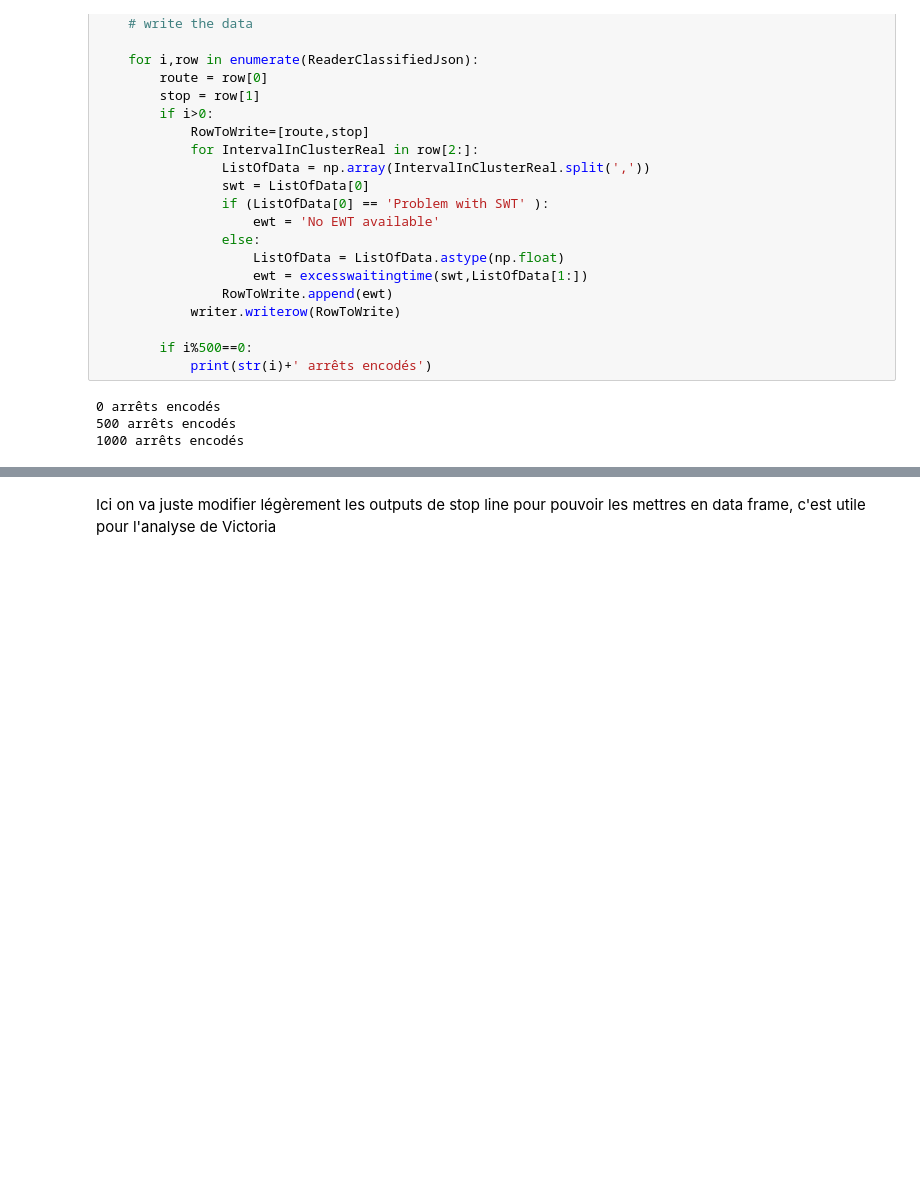
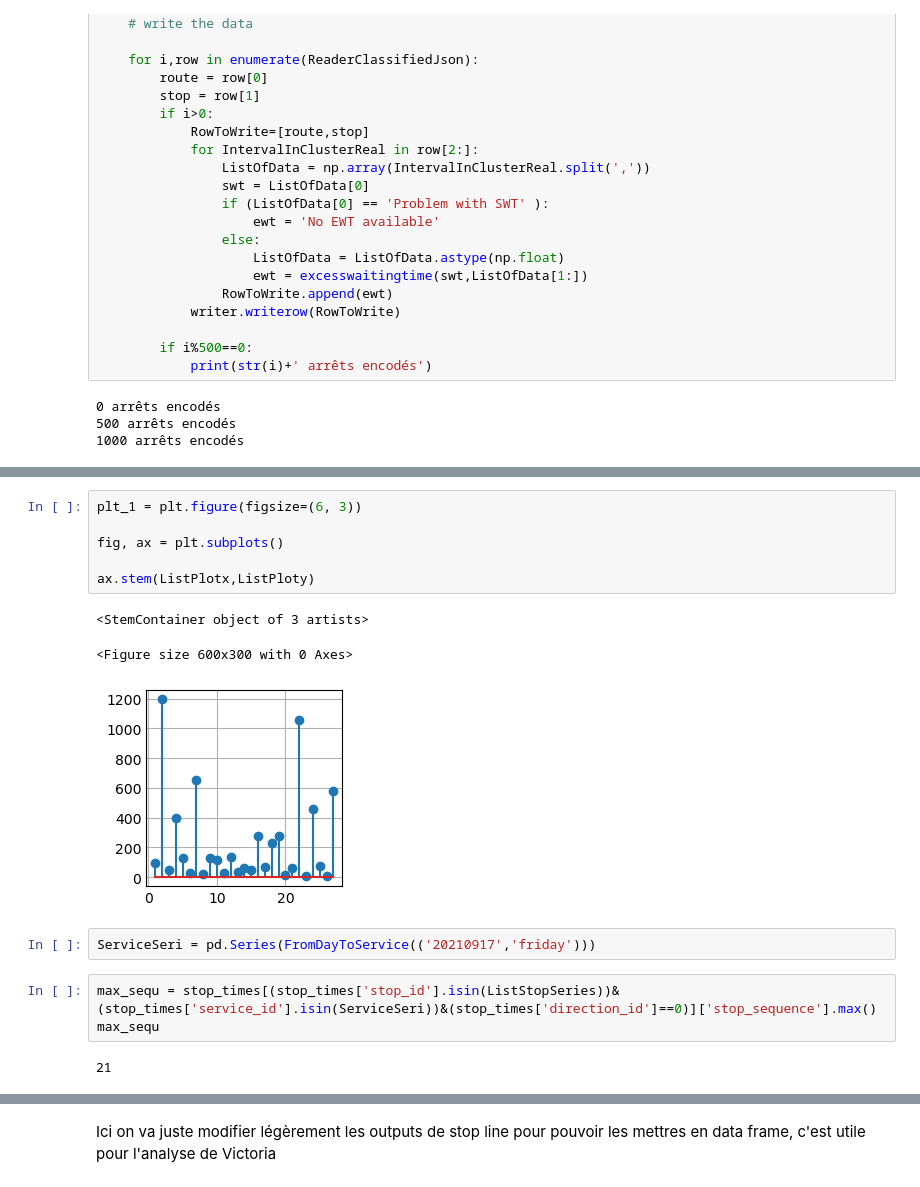
Before and after one commit to Hosx/Project-Stib-Data-Mining, a Jupyter notebook: ComputationEWT.ipynb, the cells around one changed output, grey strips where cells are left out. Cells and saved outputs as stored; diff of their text form; blank space fills up the shorter version.

```diff
--- a/ComputationEWT.ipynb
+++ b/ComputationEWT.ipynb
@@ -1040,0 +1495,17 @@ EWTWednesday[EWTWednesday['route_id']==40]
+# %%
+plt_1 = plt.figure(figsize=(6, 3))
+
+fig, ax = plt.subplots()
+
+ax.stem(ListPlotx,ListPloty)
+# %% [output]
+<StemContainer object of 3 artists>
+<Figure size 600x300 with 0 Axes>
+[figure, added]
+# %%
+ServiceSeri = pd.Series(FromDayToService(('20210917','friday')))
+# %%
+max_sequ = stop_times[(stop_times['stop_id'].isin(ListStopSeries))&(stop_times['service_id'].isin(ServiceSeri))&(stop_times['direction_id']==0)]['stop_sequence'].max()
+max_sequ
+# %% [output]
+21
```
Also changed, not shown: parts of 55 cells of this notebook, 45 other files.
